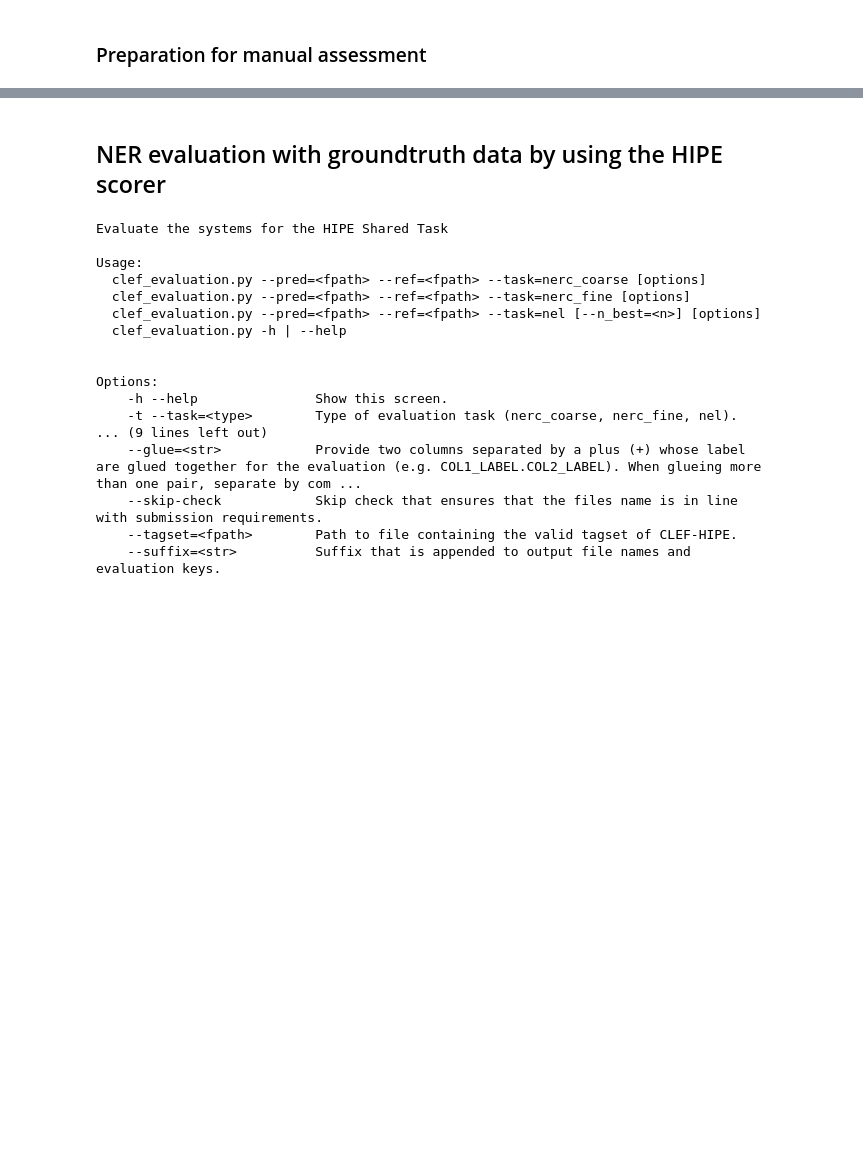
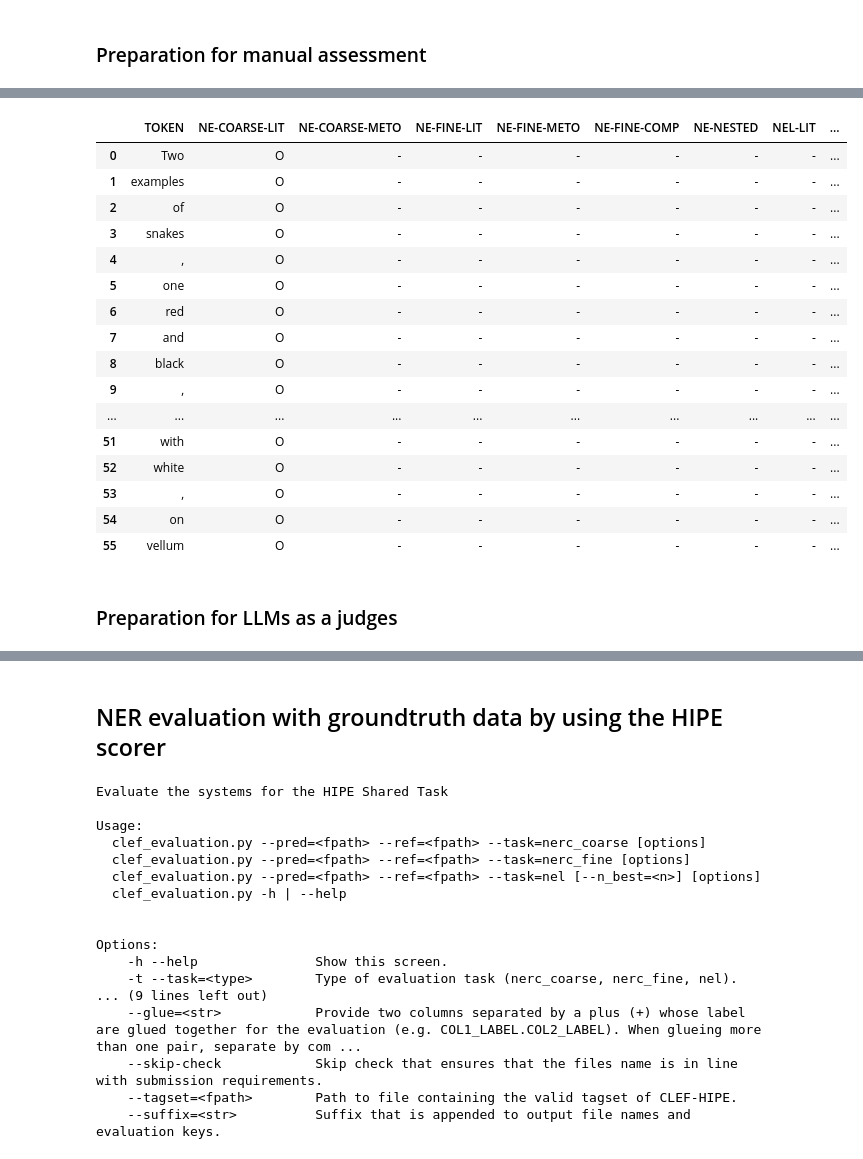
Before and after one commit to pelagios/llm-lod-enriching-heritage, a Jupyter notebook: notebooks/evaluation/evaluation.ipynb, the cells around one changed output, grey strips where cells are left out. Cells and saved outputs as stored; diff of their text form; code cells hidden in the pictures; blank space fills up the shorter version.

```diff
--- a/notebooks/evaluation/evaluation.ipynb
+++ b/notebooks/evaluation/evaluation.ipynb
@@ -262 +237,20 @@ clean_format('./data/bm-2-ner-format.txt','./data/predictions/sample.tsv')
 #
+# %%
+predictions = open('data/predictions/sample.tsv').read()
+lines = predictions.strip().splitlines()
+headings = lines[0].split()
+
+# Step 2: parse documents
+documents = defaultdict(list)
+current_doc = None
+
+for line in lines[1:]:
+    line = line.strip()
+    if not line:
+        continue
+    if line.startswith("# document"):
+        current_doc = line.lstrip("# ").strip()
+    else:
+        row = line.split()
+        if current_doc:
+            documents[current_doc].append(row)
@@ -262,0 +279,22 @@ clean_format('./data/bm-2-ner-format.txt','./data/predictions/sample.tsv')
+# %%
+pd.DataFrame(documents['document_5'],columns=headings)
+# %% [output]
+|  | TOKEN | NE-COARSE-LIT | NE-COARSE-METO | NE-FINE-LIT | NE-FINE-METO | NE-FINE-COMP | NE-NESTED | NEL-LIT | ... |
+| 0 | Two | O | - | - | - | - | - | - | ... |
+| 1 | examples | O | - | - | - | - | - | - | ... |
+| 2 | of | O | - | - | - | - | - | - | ... |
+| 3 | snakes | O | - | - | - | - | - | - | ... |
+| 4 | , | O | - | - | - | - | - | - | ... |
+| 5 | one | O | - | - | - | - | - | - | ... |
+| 6 | red | O | - | - | - | - | - | - | ... |
+| 7 | and | O | - | - | - | - | - | - | ... |
+| 8 | black | O | - | - | - | - | - | - | ... |
+| 9 | , | O | - | - | - | - | - | - | ... |
+| ... | ... | ... | ... | ... | ... | ... | ... | ... | ... |
+| 51 | with | O | - | - | - | - | - | - | ... |
+| 52 | white | O | - | - | - | - | - | - | ... |
+| 53 | , | O | - | - | - | - | - | - | ... |
+| 54 | on | O | - | - | - | - | - | - | ... |
+| 55 | vellum | O | - | - | - | - | - | - | ... |
+# %% [markdown]
+### Preparation for LLMs as a judges
```
Also changed, not shown: parts of 52 cells of this notebook.
